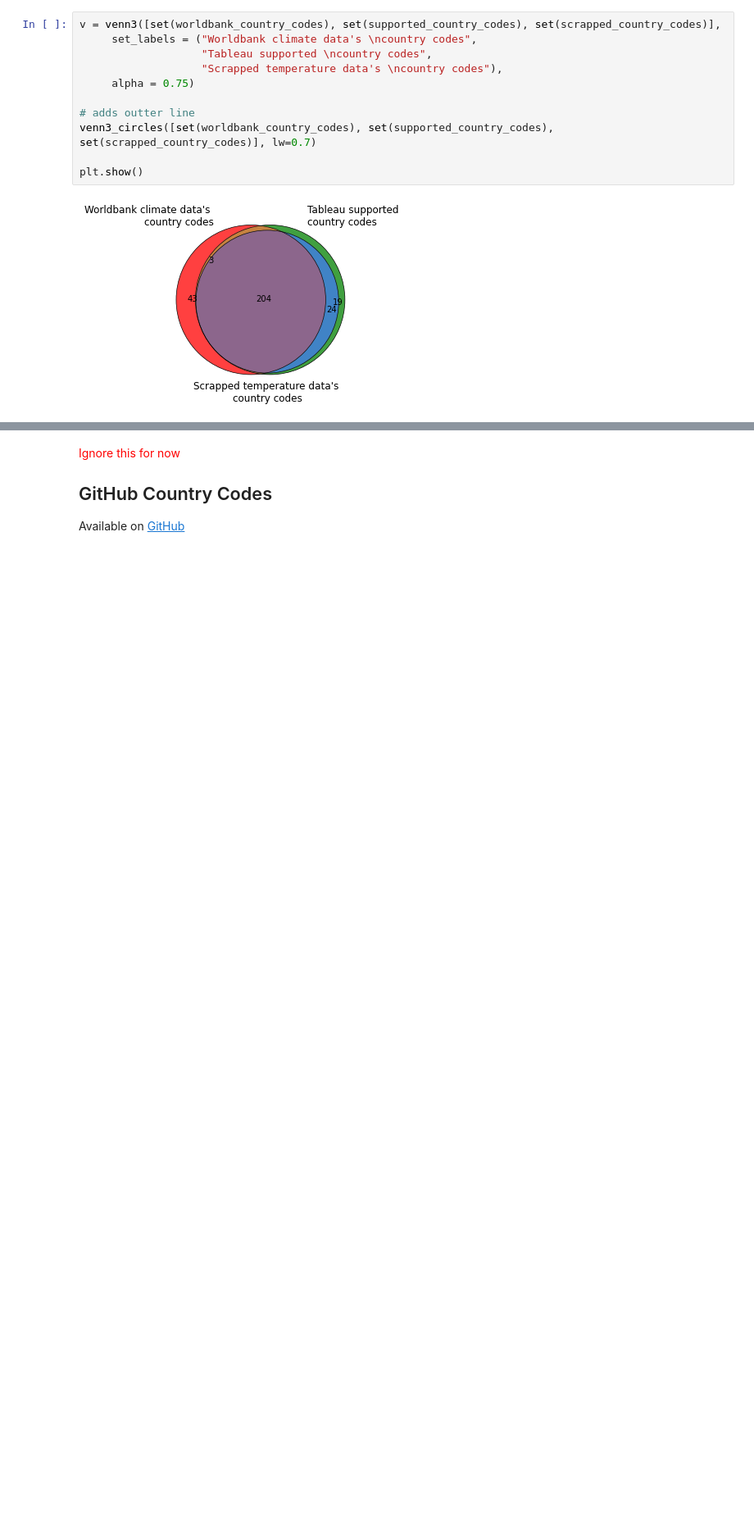
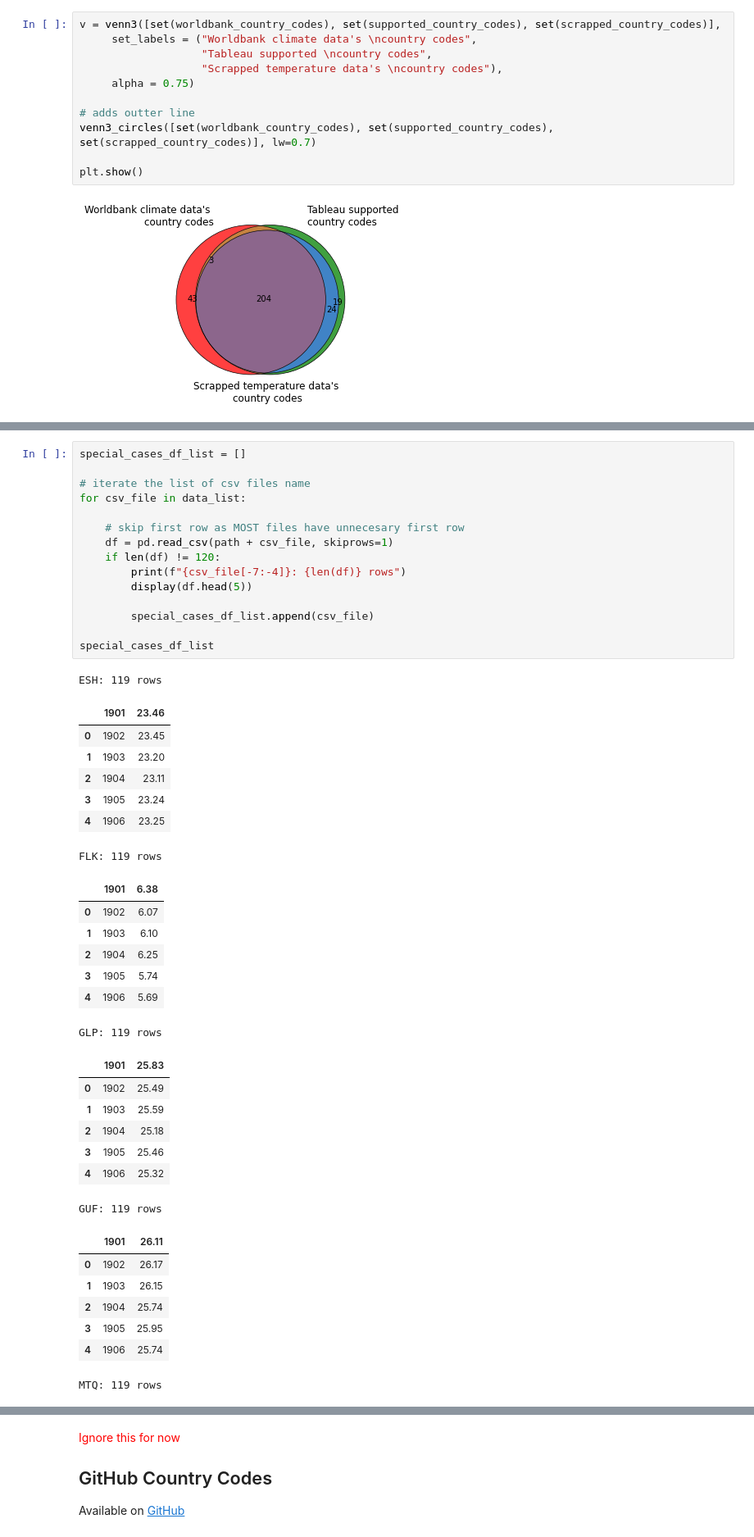
Before and after one commit to BingQuanChua/Untold-Climate-Change-Story, a Jupyter notebook: dataset_country_code.ipynb, the cells around one changed output, grey strips where cells are left out. Shown: that part at 82% size. Saved outputs shown, nothing was run; the diff lists cells and outputs as text; blank space fills up the shorter version.

```diff
--- a/dataset_country_code.ipynb
+++ b/dataset_country_code.ipynb
@@ -169,0 +203,45 @@ print(available_country_codes)
+# %%
+special_cases_df_list = []
+
+# iterate the list of csv files name
+for csv_file in data_list:
+
+    # skip first row as MOST files have unnecesary first row
+    df = pd.read_csv(path + csv_file, skiprows=1)
+    if len(df) != 120:
+        print(f"{csv_file[-7:-4]}: {len(df)} rows")
+        display(df.head(5))
+
+        special_cases_df_list.append(csv_file)
+
+special_cases_df_list
+# %% [output]
+ESH: 119 rows
+|  | 1901 | 23.46 |
+| 0 | 1902 | 23.45 |
+| 1 | 1903 | 23.20 |
+| 2 | 1904 | 23.11 |
+| 3 | 1905 | 23.24 |
+| 4 | 1906 | 23.25 |
+FLK: 119 rows
+|  | 1901 | 6.38 |
+| 0 | 1902 | 6.07 |
+| 1 | 1903 | 6.10 |
+| 2 | 1904 | 6.25 |
+| 3 | 1905 | 5.74 |
+| 4 | 1906 | 5.69 |
+GLP: 119 rows
+|  | 1901 | 25.83 |
+| 0 | 1902 | 25.49 |
+| 1 | 1903 | 25.59 |
+| 2 | 1904 | 25.18 |
+| 3 | 1905 | 25.46 |
+| 4 | 1906 | 25.32 |
+GUF: 119 rows
+|  | 1901 | 26.11 |
+| 0 | 1902 | 26.17 |
+| 1 | 1903 | 26.15 |
+| 2 | 1904 | 25.74 |
+| 3 | 1905 | 25.95 |
+| 4 | 1906 | 25.74 |
+MTQ: 119 rows
```
Also changed, not shown: parts of 25 cells of this notebook, 1 other file.
